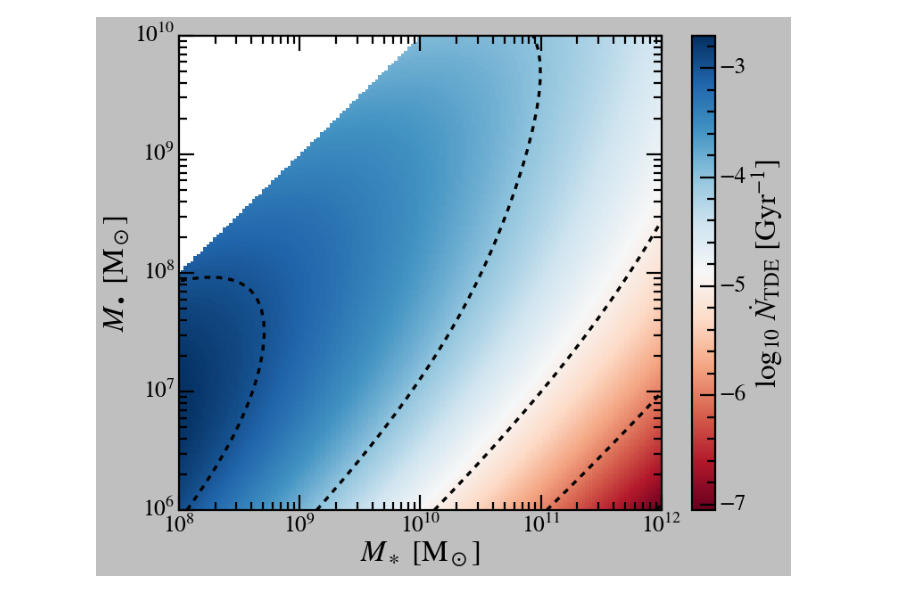
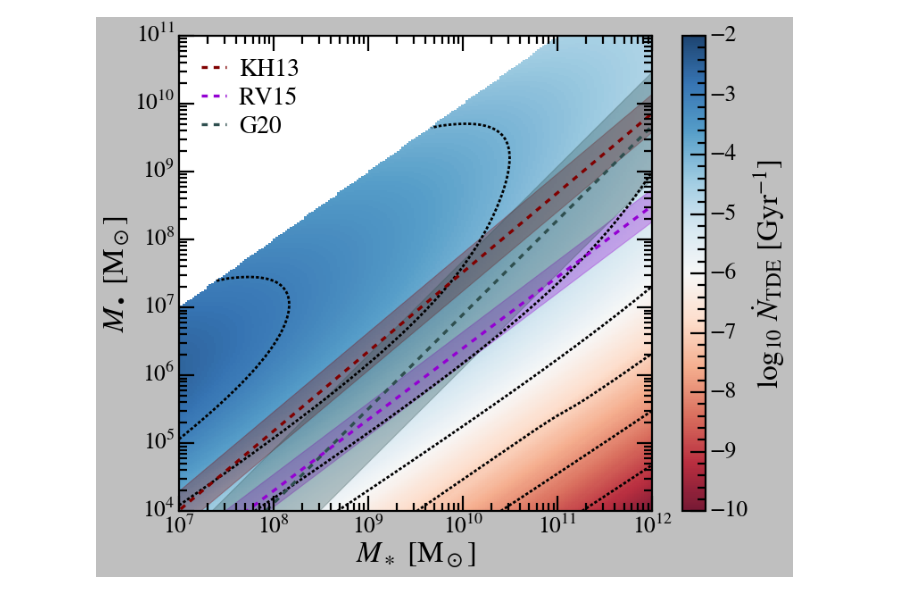
Before and after one commit to vinh-qtran/TidalDisruptionLRD, a Jupyter notebook: nbs/Ms_Mbh_tde_rate.ipynb, the cells around one changed output. Saved outputs shown, nothing was run; the diff lists cells and outputs as text; code cells hidden in the pictures.

Commit message:
Add all-sky rate

```diff
--- a/nbs/Ms_Mbh_tde_rate.ipynb
+++ b/nbs/Ms_Mbh_tde_rate.ipynb
@@ -98,6 +93,17 @@ M_s_scaler_grid = M_s_grid / M_bh_grid
 log10_N_TDE_grid = interpolator(
     (np.log10(M_s_scaler_grid.flatten()), np.log10(M_bh_grid.flatten()))
 ).reshape(M_s_grid.shape)
+# %%
+def KH13_Ms_from_Mbh(M_bh):
+    return 10 ** (11 + (np.log10(1 / 0.49) + (np.log10(M_bh) - 9)) / 1.17)
+
+
+def RV15_Ms_from_Mbh(M_bh):
+    return 10 ** (11 + (np.log10(M_bh) - 7.45) / 1.05)
+
+
+def G20_Ms_from_Mbh(M_bh):
+    return 10 ** (np.log10(3) + 10 + (np.log10(M_bh) - 7.56) / 1.39)
 # %%
 fig, ax = plt.subplots(figsize=(10, 8))
 
@@ -105,37 +111,88 @@ c = ax.pcolormesh(
     M_s,
     M_bh,
     log10_N_TDE_grid.T,
-    # vmin=-6.25, vmax=-2.75,
+    vmin=-10,
+    vmax=-2,
     cmap="RdBu",
     shading="auto",
+    alpha=0.9,
 )
 cb = fig.colorbar(c, ax=ax, label=r"$\log_{10} \, \dot{N}_{\rm TDE}$ [Gyr$^{-1}$]")
 
 # for scaleing in [1, 10, 100, 1000]:
 #     ax.plot(M_bh*scaleing, M_bh, "k--")
 
-levels = np.arange(-7, 2)
+levels = np.arange(-9, -2)
 
 cont = ax.contour(
     M_s,
     M_bh,
     log10_N_TDE_grid.T,
     levels=levels,
     colors="k",
+    linewidths=2.5,
+    linestyles=[(0, (3, 2))],
 )
 
 # ax.clabel(cont, inline=False, fontsize=25, fmt="$10^{%i}$")
 
-ax.set_xscale("log")
-ax.set_yscale("log")
+# show_observed_LRD(ax)
 
-ax.set_xlim(1e8, 1e12)
-ax.set_ylim(1e6, 1e10)
+
+def show_Mbh_Ms_relation(Mbh, Ms_from_Mbh_func, scatter, label, color):
+    ax.plot(Ms_from_Mbh_func(Mbh), Mbh, ls="--", color=color, label=label)
+
+    ax.fill_between(
+        Ms_from_Mbh_func(Mbh),
+        Mbh * 10 ** (-scatter),
+        Mbh * 10 ** (scatter),
+        color=color,
+        alpha=0.3,
+    )
+
+
+show_Mbh_Ms_relation(
+    np.logspace(3, 12, 1000),
+    KH13_Ms_from_Mbh,
+    scatter=0.28,
+    label="KH13",
+    color="maroon",
+)
+show_Mbh_Ms_relation(
+    np.logspace(3, 12, 1000),
+    RV15_Ms_from_Mbh,
+    scatter=0.24,
+    label="RV15",
+    color="darkviolet",
+)
+show_Mbh_Ms_relation(
+    np.logspace(3, 12, 1000),
+    G20_Ms_from_Mbh,
+    scatter=0.79,
+    label="G20",
+    color="darkslategrey",
+)
+
+ax.set_xlim(1e7, 1e12)
+ax.set_ylim(1e4, 1e11)
 
 ax.set_xlabel(r"$M_\ast$ [M$_\odot$]")
 ax.set_ylabel(r"$M_\bullet$ [M$_\odot$]")
 
+ax.set_xscale("log")
+ax.set_yscale("log")
+
+ax.legend(
+    loc="upper left",
+    handletextpad=0.5,
+    handlelength=1.0,
+    columnspacing=0.5,
+    labelspacing=0.25,
+)
+
 plt.tight_layout()
+# plt.savefig("../../Ms_Mbh_TDE_rate_Hernquist.png")
+
 plt.show()
 # %% [output]
-[figure, old version]
+[figure, new version]
```
Also changed, not shown: parts of 8 cells of this notebook, 19 other files.
